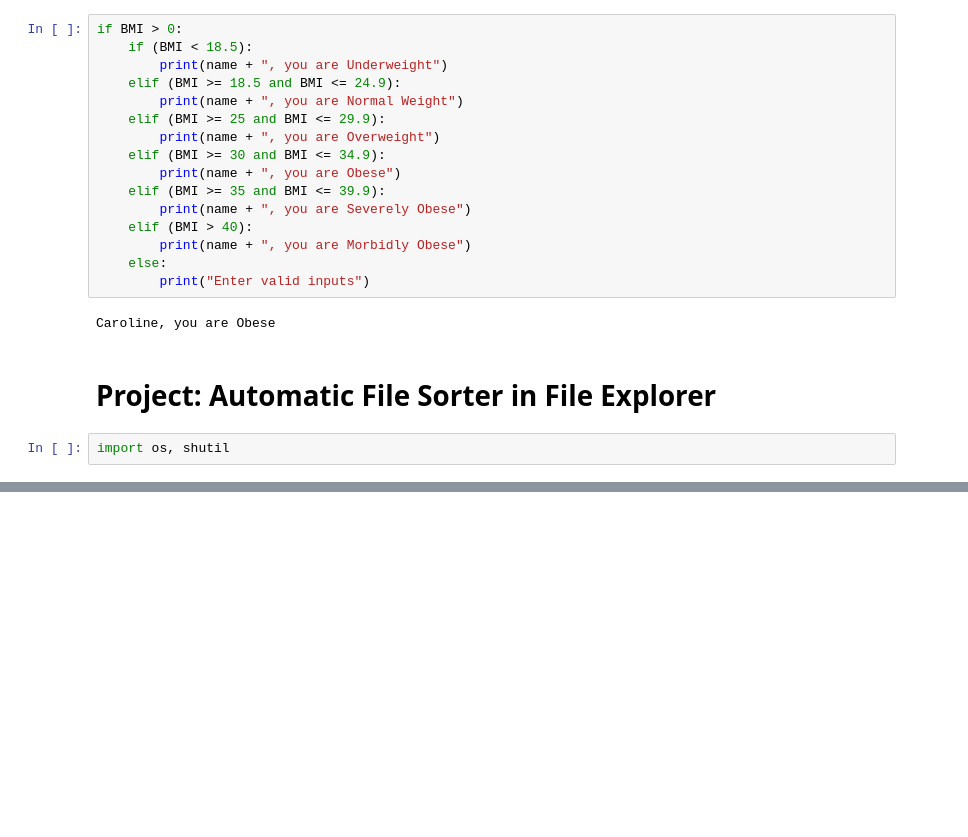
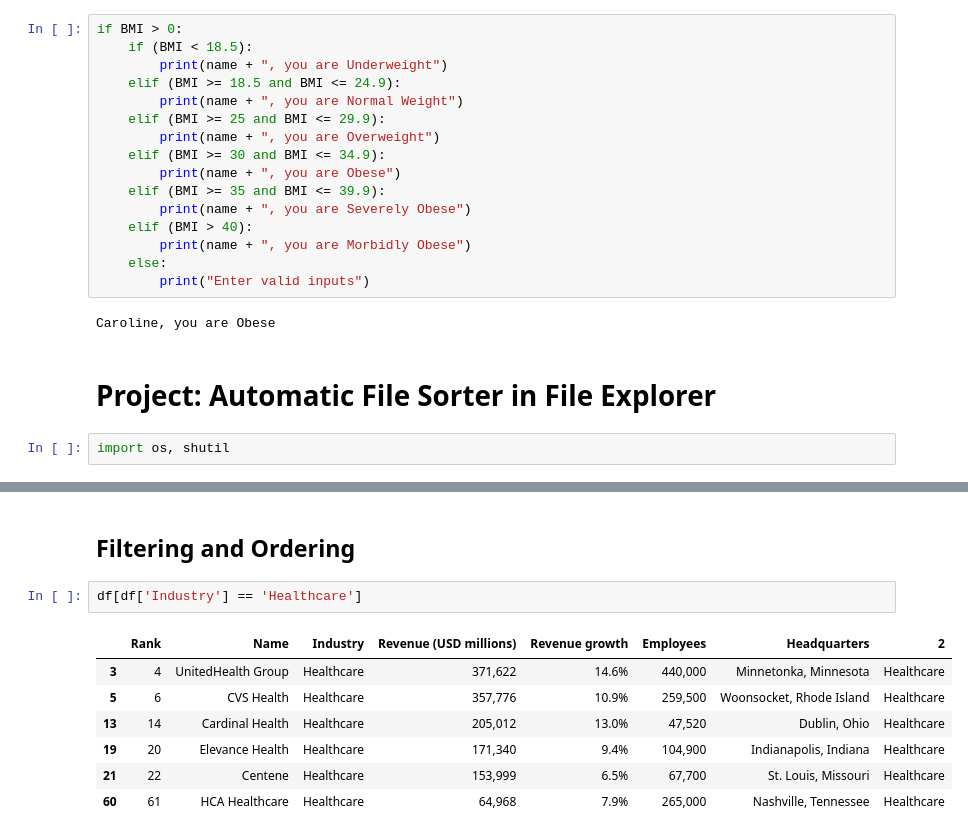
Before and after one commit to csanicola/important-reference-repo, a Jupyter notebook: Online_Courses/YouTube/data_analyst_bootcamp_python.ipynb, the cells around one changed output, grey strips where cells are left out. Saved outputs shown, nothing was run; the diff lists cells and outputs as text; blank space fills up the shorter version.

```diff
--- a/Online_Courses/YouTube/data_analyst_bootcamp_python.ipynb
+++ b/Online_Courses/YouTube/data_analyst_bootcamp_python.ipynb
@@ -695,0 +1083,12 @@ os.listdir(path)
+# %% [markdown]
+## Filtering and Ordering
+# %%
+df[df['Industry'] == 'Healthcare']
+# %% [output]
+|  | Rank | Name | Industry | Revenue (USD millions) | Revenue growth | Employees | Headquarters | 2 |
+| 3 | 4 | UnitedHealth Group | Healthcare | 371,622 | 14.6% | 440,000 | Minnetonka, Minnesota | Healthcare |
+| 5 | 6 | CVS Health | Healthcare | 357,776 | 10.9% | 259,500 | Woonsocket, Rhode Island | Healthcare |
+| 13 | 14 | Cardinal Health | Healthcare | 205,012 | 13.0% | 47,520 | Dublin, Ohio | Healthcare |
+| 19 | 20 | Elevance Health | Healthcare | 171,340 | 9.4% | 104,900 | Indianapolis, Indiana | Healthcare |
+| 21 | 22 | Centene | Healthcare | 153,999 | 6.5% | 67,700 | St. Louis, Missouri | Healthcare |
+| 60 | 61 | HCA Healthcare | Healthcare | 64,968 | 7.9% | 265,000 | Nashville, Tennessee | Healthcare |
```
Also changed, not shown: parts of 42 cells of this notebook, 2 other files.
